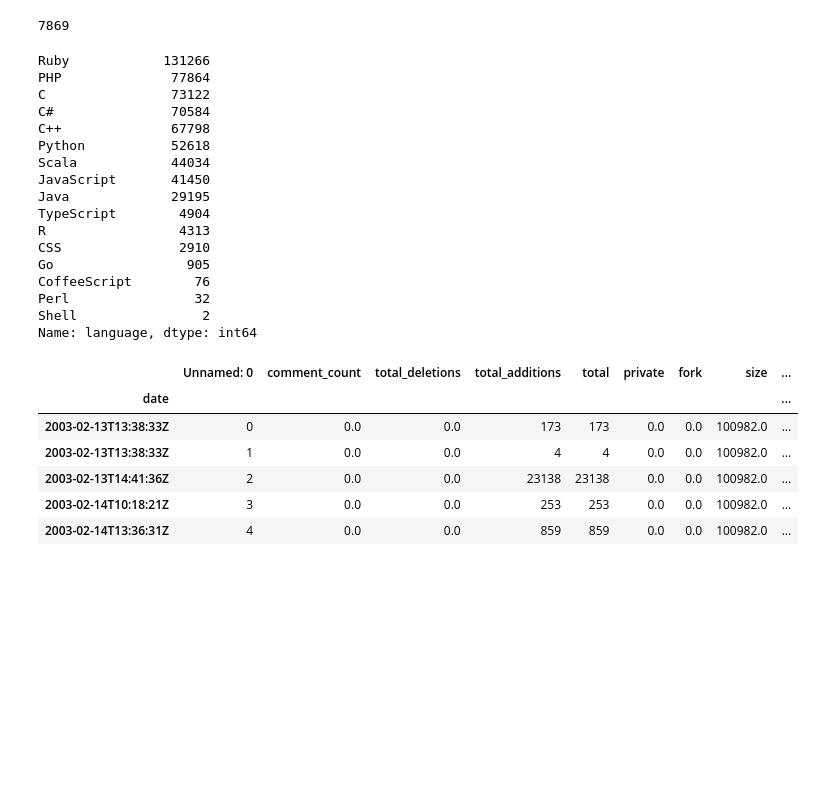
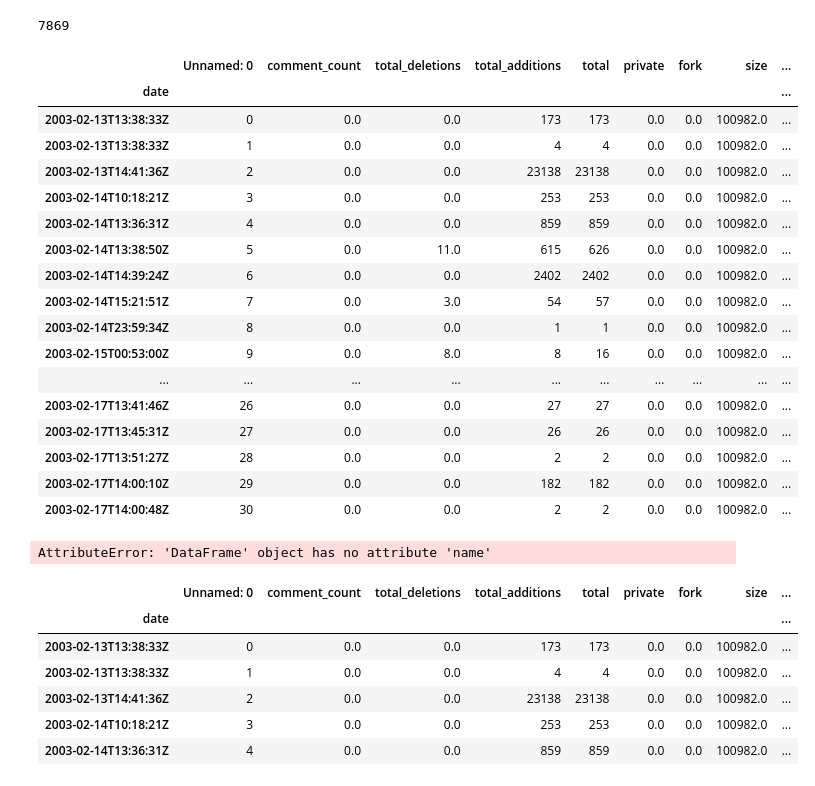
Before and after one commit to gesteves91/software-engineering-ml, a Jupyter notebook: notebooks/00-view-data.ipynb, the cells around one changed output. Saved outputs shown, nothing was run; the diff lists cells and outputs as text; code cells hidden in the pictures; blank space fills up the shorter version.

```diff
--- a/notebooks/00-view-data.ipynb
+++ b/notebooks/00-view-data.ipynb
@@ -23,26 +23,31 @@ x = df[df.name == 'gitlabhq'].name.value_counts()
 print(x[0])
 # %% [output]
 7869
+# %%
+df.head(31)
+# %% [output]
+|  | Unnamed: 0 | comment_count | total_deletions | total_additions | total | private | fork | size | ... |
+| date |  |  |  |  |  |  |  |  | ... |
+| 2003-02-13T13:38:33Z | 0 | 0.0 | 0.0 | 173 | 173 | 0.0 | 0.0 | 100982.0 | ... |
+| 2003-02-13T13:38:33Z | 1 | 0.0 | 0.0 | 4 | 4 | 0.0 | 0.0 | 100982.0 | ... |
+| 2003-02-13T14:41:36Z | 2 | 0.0 | 0.0 | 23138 | 23138 | 0.0 | 0.0 | 100982.0 | ... |
+| 2003-02-14T10:18:21Z | 3 | 0.0 | 0.0 | 253 | 253 | 0.0 | 0.0 | 100982.0 | ... |
+| 2003-02-14T13:36:31Z | 4 | 0.0 | 0.0 | 859 | 859 | 0.0 | 0.0 | 100982.0 | ... |
+| 2003-02-14T13:38:50Z | 5 | 0.0 | 11.0 | 615 | 626 | 0.0 | 0.0 | 100982.0 | ... |
+| 2003-02-14T14:39:24Z | 6 | 0.0 | 0.0 | 2402 | 2402 | 0.0 | 0.0 | 100982.0 | ... |
+| 2003-02-14T15:21:51Z | 7 | 0.0 | 3.0 | 54 | 57 | 0.0 | 0.0 | 100982.0 | ... |
+| 2003-02-14T23:59:34Z | 8 | 0.0 | 0.0 | 1 | 1 | 0.0 | 0.0 | 100982.0 | ... |
+| 2003-02-15T00:53:00Z | 9 | 0.0 | 8.0 | 8 | 16 | 0.0 | 0.0 | 100982.0 | ... |
+| ... | ... | ... | ... | ... | ... | ... | ... | ... | ... |
+| 2003-02-17T13:41:46Z | 26 | 0.0 | 0.0 | 27 | 27 | 0.0 | 0.0 | 100982.0 | ... |
+| 2003-02-17T13:45:31Z | 27 | 0.0 | 0.0 | 26 | 26 | 0.0 | 0.0 | 100982.0 | ... |
+| 2003-02-17T13:51:27Z | 28 | 0.0 | 0.0 | 2 | 2 | 0.0 | 0.0 | 100982.0 | ... |
+| 2003-02-17T14:00:10Z | 29 | 0.0 | 0.0 | 182 | 182 | 0.0 | 0.0 | 100982.0 | ... |
+| 2003-02-17T14:00:48Z | 30 | 0.0 | 0.0 | 2 | 2 | 0.0 | 0.0 | 100982.0 | ... |
 # %%
-df.language.value_counts()
+df.name.value_counts()
 # %% [output]
-Ruby            131266
-PHP              77864
-C                73122
-C#               70584
-C++              67798
-Python           52618
-Scala            44034
-JavaScript       41450
-Java             29195
-TypeScript        4904
-R                 4313
-CSS               2910
-Go                 905
-CoffeeScript        76
-Perl                32
-Shell                2
-Name: language, dtype: int64
+AttributeError: 'DataFrame' object has no attribute 'name'
 # %%
 df.head(5)
 # %% [output]
```
Also changed, not shown: 7 other files.
